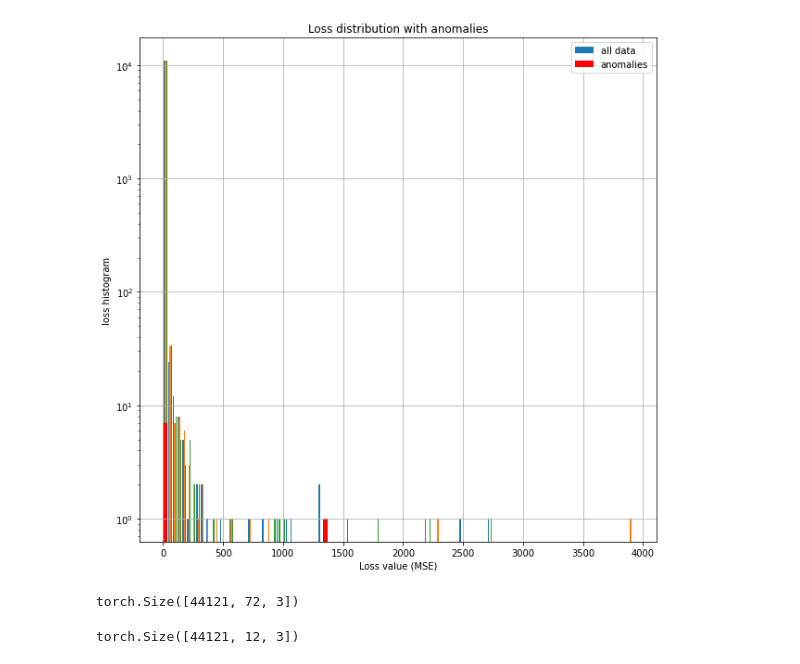
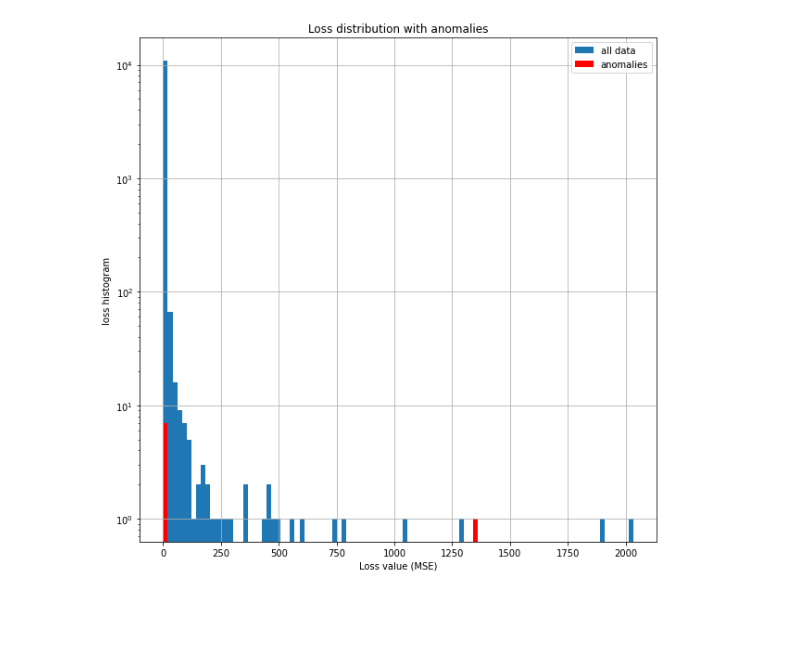
Before and after one commit to eliazonta/AI-Challenge-HIT-2022, a Jupyter notebook: python_code/notebooks/AnomalyDetection/anomaly_detection_forecasting_with_rolling_avg.ipynb, the cells around one changed output. Drawn from its saved outputs; the diff is of its cells as text; code cells hidden in the pictures; blank space fills up the shorter version.

Commit message:
NewPlotTemplate

```diff
--- a/python_code/notebooks/AnomalyDetection/anomaly_detection_forecasting_with_rolling_avg.ipynb
+++ b/python_code/notebooks/AnomalyDetection/anomaly_detection_forecasting_with_rolling_avg.ipynb
@@ -238,7 +202,7 @@ restriction = None#[10000,50000]
 # model = LSTM(input_size=3, output_size=3, hidden_dim=32, num_layers=3, device = device)
 # model.load_state_dict(torch.load( os.path.join(wk, "TrainedModels/", "joint_"+sensor_type+"_model.pt"), map_location=device))
 # model = model.to(device)
-SPLIT_NUMBER = 50
+SPLIT_NUMBER = 10
 index_array_to_split = np.int64(np.linspace(0, len(sample)-1, len(sample)))
 index_array_splitted = np.array_split(index_array_to_split, SPLIT_NUMBER)
 
@@ -264,13 +228,11 @@ for k in index_array_splitted:
   sample_tensor_target = extract_quantity_from_dataset(sample,"target",restriction,device=device)
 
   sample_tensor_validation_list.append(sample_tensor_validation)
-  sample_tensot_features_list.append(sample_tensor_features)
-  sample_tensor_target_list.append(sample_tensor_target)
+  sample_tensot_features_list.append(sample_tensor_features.to(device))
+  sample_tensor_target_list.append(sample_tensor_target.to(device))
 
   sensor_code = [v['sensor_code'] for v in sample][0]
   date = pd.to_datetime([v['date'] for v in sample]).strftime("%d/%m/%Y %H:%M")
-
-
 
   model.eval()
   with torch.no_grad():
@@ -396,38 +343,20 @@ for i in top_loss_indexes_list:
 # %%
 # HISTOGRAM
 criterion = nn.MSELoss(reduction='none')
 loss = criterion((reconstructed[:,-pred_length:]), (sample_tensor_target)).sum(dim=1)
-arr = loss.cpu().detach().numpy()
+arr = loss.mean(dim=1).cpu().detach().numpy()
 extract_quantity_from_dataset(dataset['train'],"labels",None,device=device)
 bool_validation = np.any(sample_tensor_validation.cpu().numpy()!=1,axis=1)
 plt.figure(figsize=[10,10])
 N_BINS = 100
 bins_prec_hist = plt.hist(arr, bins = N_BINS, label = 'all data')[1]
 plt.hist(loss[bool_validation].cpu(), bins = bins_prec_hist, label = 'anomalies', color = 'red')
 plt.yscale('log')
 plt.xlabel("Loss value (MSE)")
 plt.ylabel("loss histogram")
 plt.title("Loss distribution with anomalies")
 plt.grid()
 plt.legend()
 plt.show()
 # %% [output]
-[figure, old version]
+[figure, new version]
-# %%
-def rolling_mean(tensor,window):
-  shape = tensor.size()
-  return example.reshape(shape[0],int(shape[1]/win_size),win_size,shape[2]).mean(dim=2)
-example = dataset['train'].features
-rolled_mean = rolling_mean(example,4)
-
-# f = plt.figure()
-# f.set_figwidth(50)
-# f.set_figheight(10)
-# plt.plot(example)
-# plt.plot(rolled_mean)
-# %% [output]
-torch.Size([44121, 72, 3])
-# %%
-print(dataset['train'].target.size())
-# %% [output]
-torch.Size([44121, 12, 3])
```
Also changed, not shown: parts of 7 cells of this notebook.
